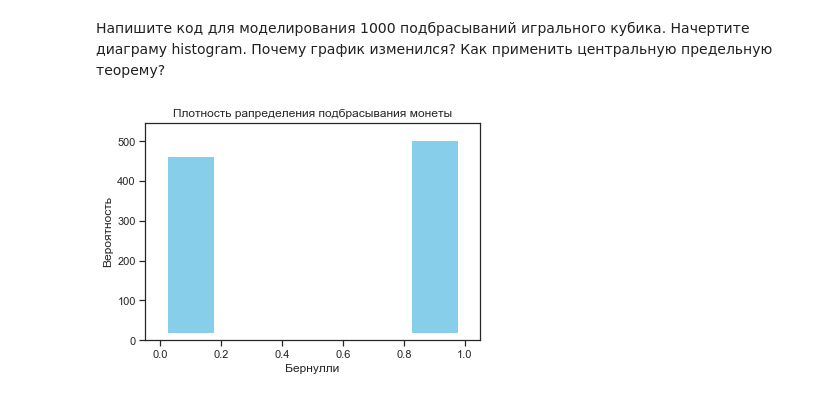
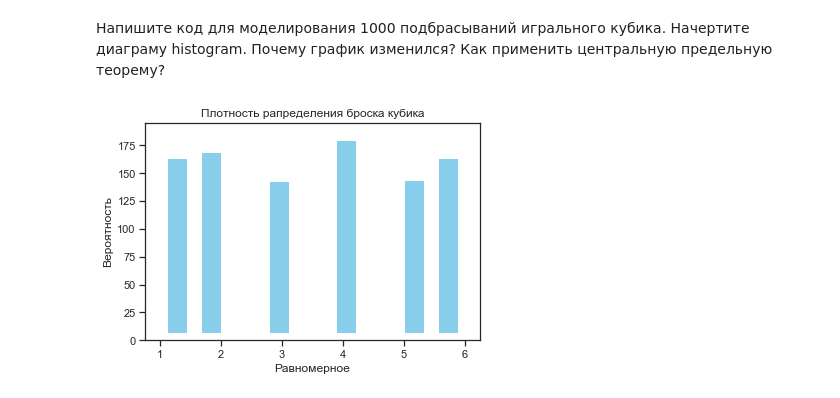
Before and after one commit to galinove/netology_pyda, a Jupyter notebook: Homeworks/dz_2_statistics.ipynb, the cells around one changed output. Drawn from its saved outputs; the diff is of its cells as text; code cells hidden in the pictures.

```diff
--- a/Homeworks/dz_2_statistics.ipynb
+++ b/Homeworks/dz_2_statistics.ipynb
@@ -209,21 +224,17 @@ plt.show()
 # %% [markdown]
 Напишите код для моделирования 1000 подбрасываний игрального кубика. Начертите диаграму histogram. Почему график изменился? Как применить центральную предельную теорему?
 # %%
+#upd10-01
 rng = np.random.RandomState(123)
 
-coin_flips = rng.randint(0, 2, size=1000)
-ax= sns.distplot(coin_flips,
+dice_side = rng.randint(1,7, size=1000)
+
+ax= sns.distplot(dice_side,
                  kde=False,
                  color="skyblue",
                  hist_kws={"linewidth": 15,'alpha':1})
-ax.set(xlabel='Бернулли', ylabel='Вероятность')
-plt.title('Плотность рапределения подбрасывания монеты')
+ax.set(xlabel='Равномерное', ylabel='Вероятность')
+plt.title('Плотность рапределения броска кубика')
 plt.show()
-'''
-график изменился с ростом числа наблюдений.
-ЦПТ утверждает, что что суммаслучайных величин (если они слабо зависимы и ни одна не доминирует по размеру),
-имеет распределение, близкое к нормальному.  Таким образом, если к данной СВ добавить достаточно большое количество
-СВ, то их распределенеие будет близко к нормальному
-'''
 # %% [output]
-[figure, old version]
+[figure, new version]
```
Also changed, not shown: parts of 4 cells of this notebook.
